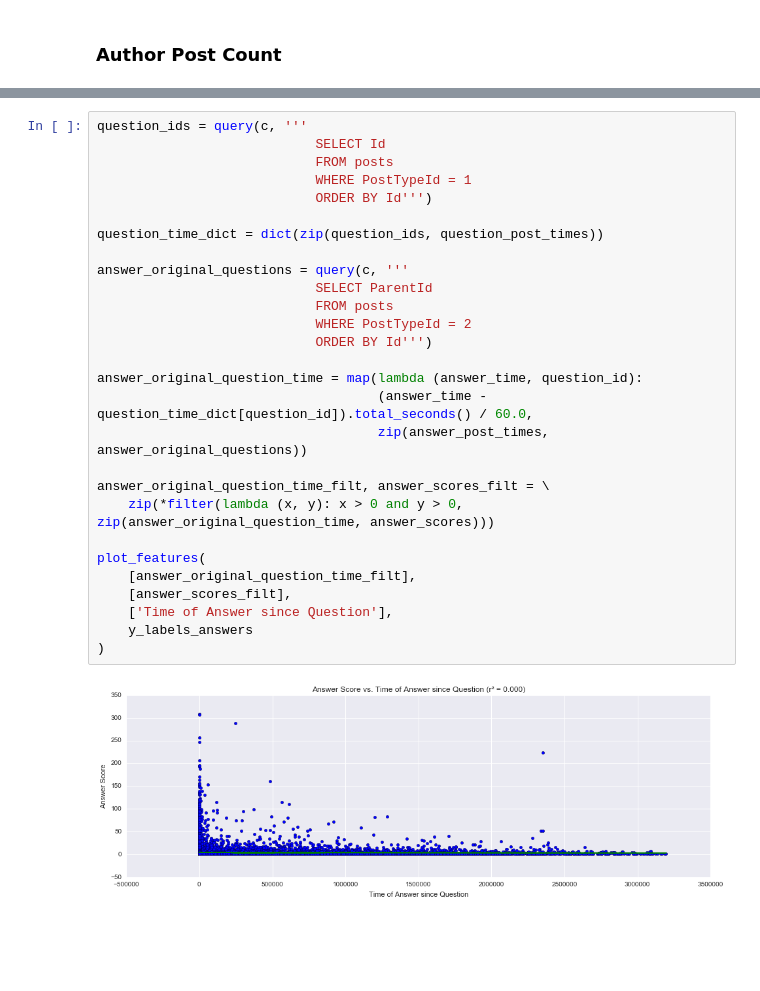
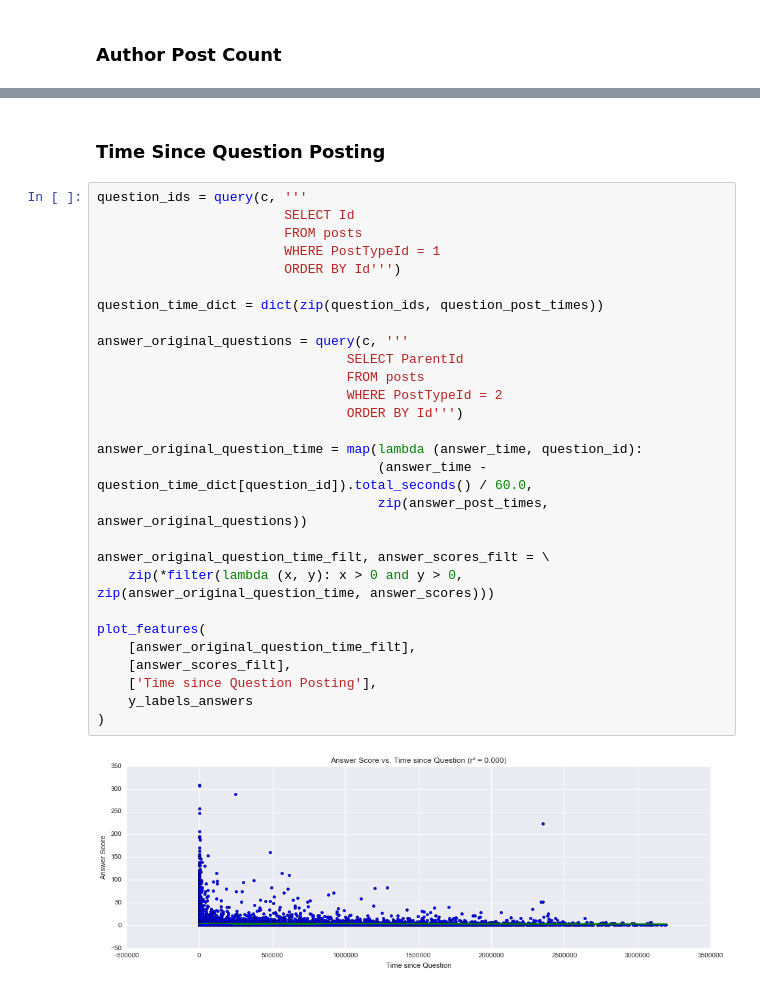
Before and after one commit to alexmfriedman/stack-exchange-analysis, a Jupyter notebook: Stack Overflow Analysis.ipynb, the cells around one changed output, grey strips where cells are left out. Drawn from its saved outputs; the diff is of its cells as text; blank space fills up the shorter version.

```diff
--- a/Stack Overflow Analysis.ipynb
+++ b/Stack Overflow Analysis.ipynb
@@ -781,30 +793,32 @@ answer_original_question_time[:5]
+# %% [markdown]
+### Time Since Question Posting
 # %%
 question_ids = query(c, '''
-                            SELECT Id
-                            FROM posts
-                            WHERE PostTypeId = 1
-                            ORDER BY Id''')
+                        SELECT Id
+                        FROM posts
+                        WHERE PostTypeId = 1
+                        ORDER BY Id''')
 
 question_time_dict = dict(zip(question_ids, question_post_times))
 
 answer_original_questions = query(c, '''
-                            SELECT ParentId
-                            FROM posts
-                            WHERE PostTypeId = 2
-                            ORDER BY Id''')
+                                SELECT ParentId
+                                FROM posts
+                                WHERE PostTypeId = 2
+                                ORDER BY Id''')
 
 answer_original_question_time = map(lambda (answer_time, question_id):
                                     (answer_time - question_time_dict[question_id]).total_seconds() / 60.0,
                                     zip(answer_post_times, answer_original_questions))
 
 answer_original_question_time_filt, answer_scores_filt = \
     zip(*filter(lambda (x, y): x > 0 and y > 0, zip(answer_original_question_time, answer_scores)))
 
 plot_features(
     [answer_original_question_time_filt],
     [answer_scores_filt],
-    ['Time of Answer since Question'],
+    ['Time since Question Posting'],
     y_labels_answers
 )
 # %% [output]
-[figure, old version]
+[figure, new version]
```
Also changed, not shown: parts of 13 cells of this notebook.
